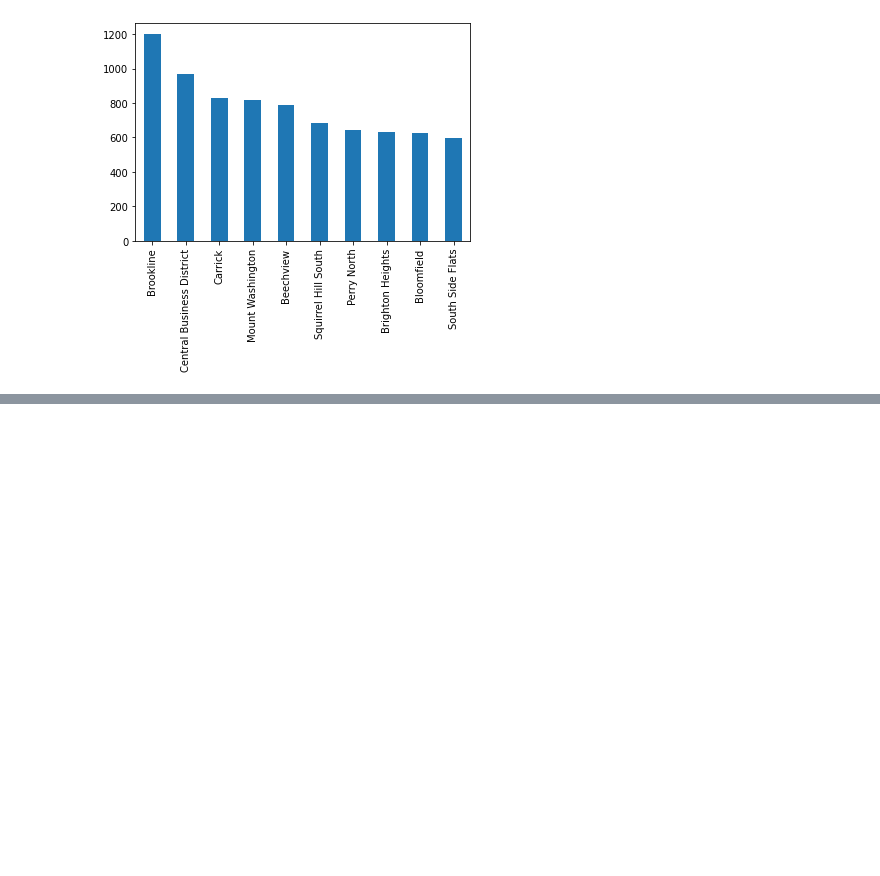
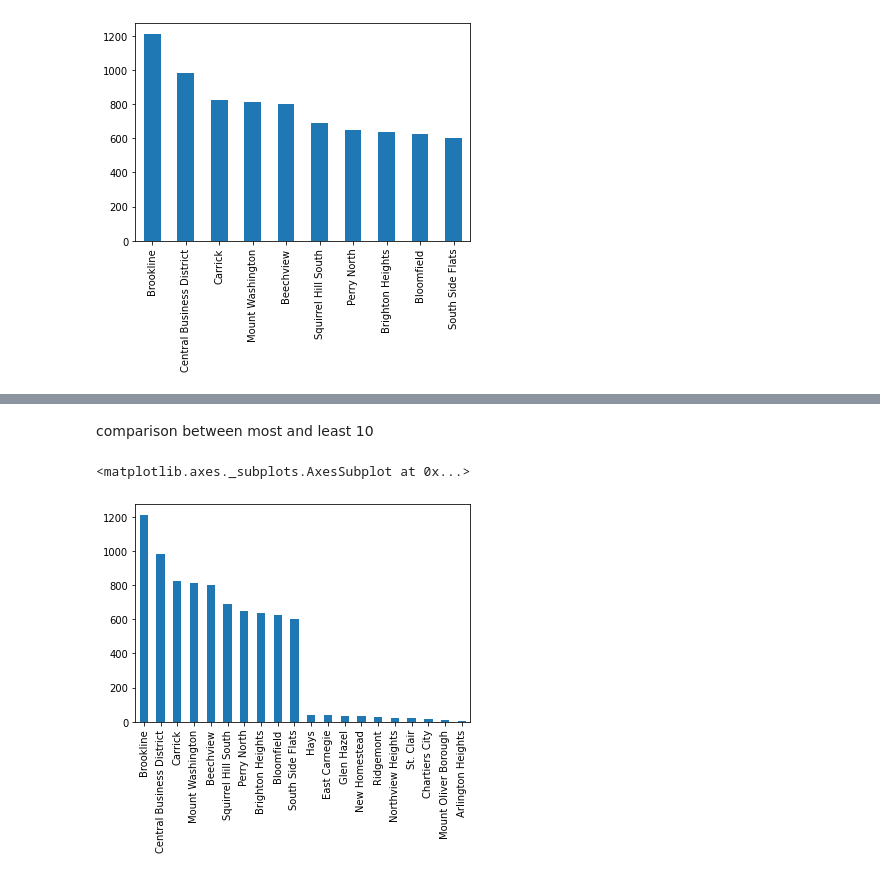
Before and after one commit to amylin1103/Group-10-Final-Project, a Jupyter notebook: 311dataset.ipynb, the cells around one changed output, grey strips where cells are left out. Cells and saved outputs as stored; diff of their text form; code cells hidden in the pictures; blank space fills up the shorter version.

```diff
--- a/311dataset.ipynb
+++ b/311dataset.ipynb
@@ -107,0 +108,8 @@ nbhcount.tail(10).plot.bar()
+# %% [markdown]
+comparison between most and least 10
+# %%
+mostandleast = nbhcount.head(10).append(nbhcount.tail(10))
+mostandleast.plot.bar()
+# %% [output]
+<matplotlib.axes._subplots.AxesSubplot at 0x...>
+[figure, added]
```
Also changed, not shown: parts of 7 cells of this notebook.
